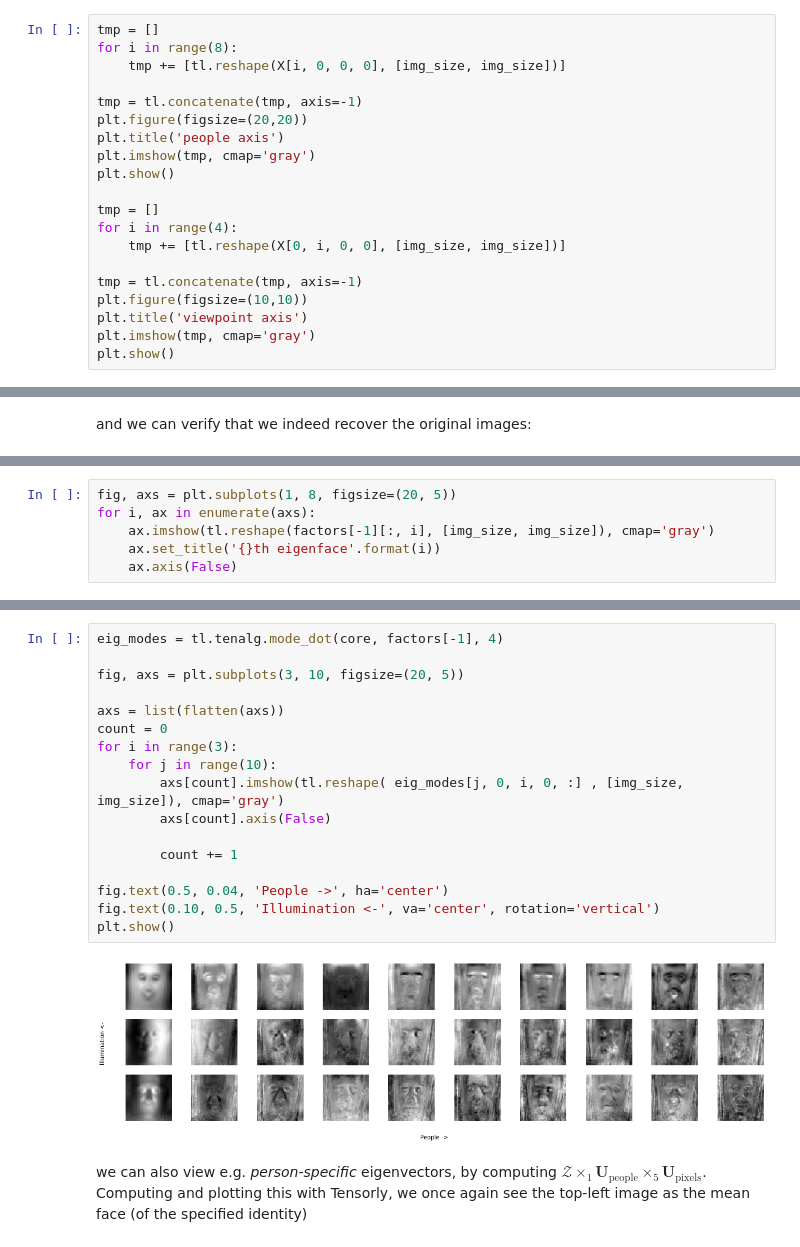
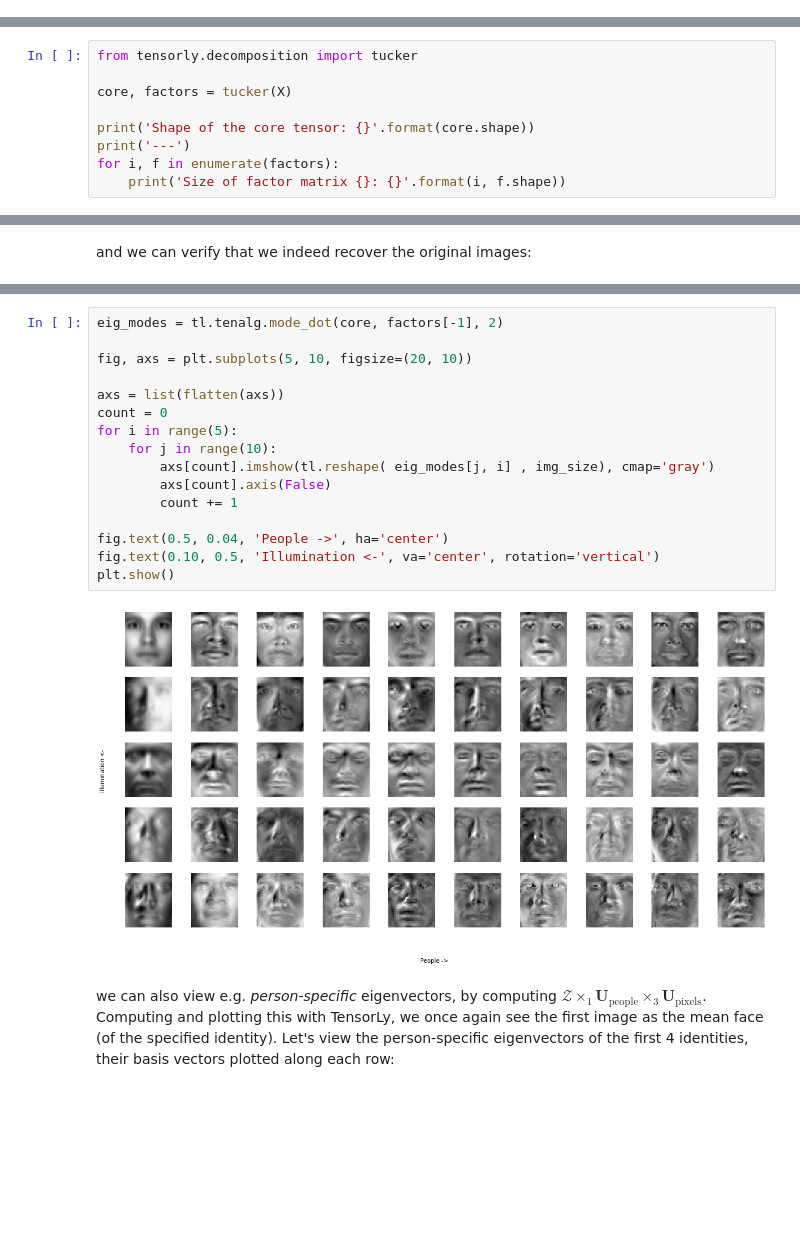
Before and after one commit to tensorly/Proceedings_IEEE_companion_notebooks, a Jupyter notebook: tensorfaces.ipynb, the cells around one changed output, grey strips where cells are left out. Saved outputs shown, nothing was run; the diff lists cells and outputs as text; blank space fills up the shorter version.

```diff
--- a/tensorfaces.ipynb
+++ b/tensorfaces.ipynb
@@ -170,20 +141,0 @@ Shape of tensor image ensemble is: torch.Size([28, 5, 3, 2, 4096])
-# %%
-tmp = []
-for i in range(8):
-    tmp += [tl.reshape(X[i, 0, 0, 0], [img_size, img_size])]
-
-tmp = tl.concatenate(tmp, axis=-1)
-plt.figure(figsize=(20,20))
-plt.title('people axis')
-plt.imshow(tmp, cmap='gray')
-plt.show()
-
-tmp = []
-for i in range(4):
-    tmp += [tl.reshape(X[0, i, 0, 0], [img_size, img_size])]
-
-tmp = tl.concatenate(tmp, axis=-1)
-plt.figure(figsize=(10,10))
-plt.title('viewpoint axis')
-plt.imshow(tmp, cmap='gray')
-plt.show()
@@ -210,0 +176,9 @@ core, factors = tucker(X)
+# %%
+from tensorly.decomposition import tucker
+
+core, factors = tucker(X)
+
+print('Shape of the core tensor: {}'.format(core.shape))
+print('---')
+for i, f in enumerate(factors):
+    print('Size of factor matrix {}: {}'.format(i, f.shape))
@@ -233,9 +205,3 @@ We can view the "eigenfaces" [4] (the leading eigenvectors of the covariance mat
 ---
 
 [4]: M. A. Turk and A. P. Pentland, ‘Face recognition using eigenfaces’, in 1991 IEEE Computer Society Conference on Computer Vision and Pattern Recognition Proceedings, Jun. 1991, pp. 586–591, doi: 10.1109/CVPR.1991.139758.
-# %%
-fig, axs = plt.subplots(1, 8, figsize=(20, 5))
-for i, ax in enumerate(axs):
-    ax.imshow(tl.reshape(factors[-1][:, i], [img_size, img_size]), cmap='gray')
-    ax.set_title('{}th eigenface'.format(i))
-    ax.axis(False)
@@ -274,21 +239,20 @@ With such a multilinear analysis, we can inspect the principal axes of variation
 # %%
-eig_modes = tl.tenalg.mode_dot(core, factors[-1], 4)
+eig_modes = tl.tenalg.mode_dot(core, factors[-1], 2)
 
-fig, axs = plt.subplots(3, 10, figsize=(20, 5))
+fig, axs = plt.subplots(5, 10, figsize=(20, 10))
 
 axs = list(flatten(axs))
 count = 0
-for i in range(3):
+for i in range(5):
     for j in range(10):
-        axs[count].imshow(tl.reshape( eig_modes[j, 0, i, 0, :] , [img_size, img_size]), cmap='gray')
+        axs[count].imshow(tl.reshape( eig_modes[j, i] , img_size), cmap='gray')
         axs[count].axis(False)
-
         count += 1
 
 fig.text(0.5, 0.04, 'People ->', ha='center')
 fig.text(0.10, 0.5, 'Illumination <-', va='center', rotation='vertical')
 plt.show()
 # %% [output]
-[figure, old version]
+[figure, new version]
 # %% [markdown]
-we can also view e.g. *person-specific* eigenvectors, by computing $\mathcal{Z}\times_1\mathbf{U}_{\text{people}}\times_5\mathbf{U}_{\text{pixels}}$. Computing and plotting this with Tensorly, we once again see the top-left image as the mean face (of the specified identity)
+we can also view e.g. *person-specific* eigenvectors, by computing $\mathcal{Z}\times_1\mathbf{U}_{\text{people}}\times_3\mathbf{U}_{\text{pixels}}$. Computing and plotting this with TensorLy, we once again see the first image as the mean face (of the specified identity). Let's view the person-specific eigenvectors of the first 4 identities, their basis vectors plotted along each row:
```
Also changed, not shown: parts of 24 cells of this notebook, 1 other file.
